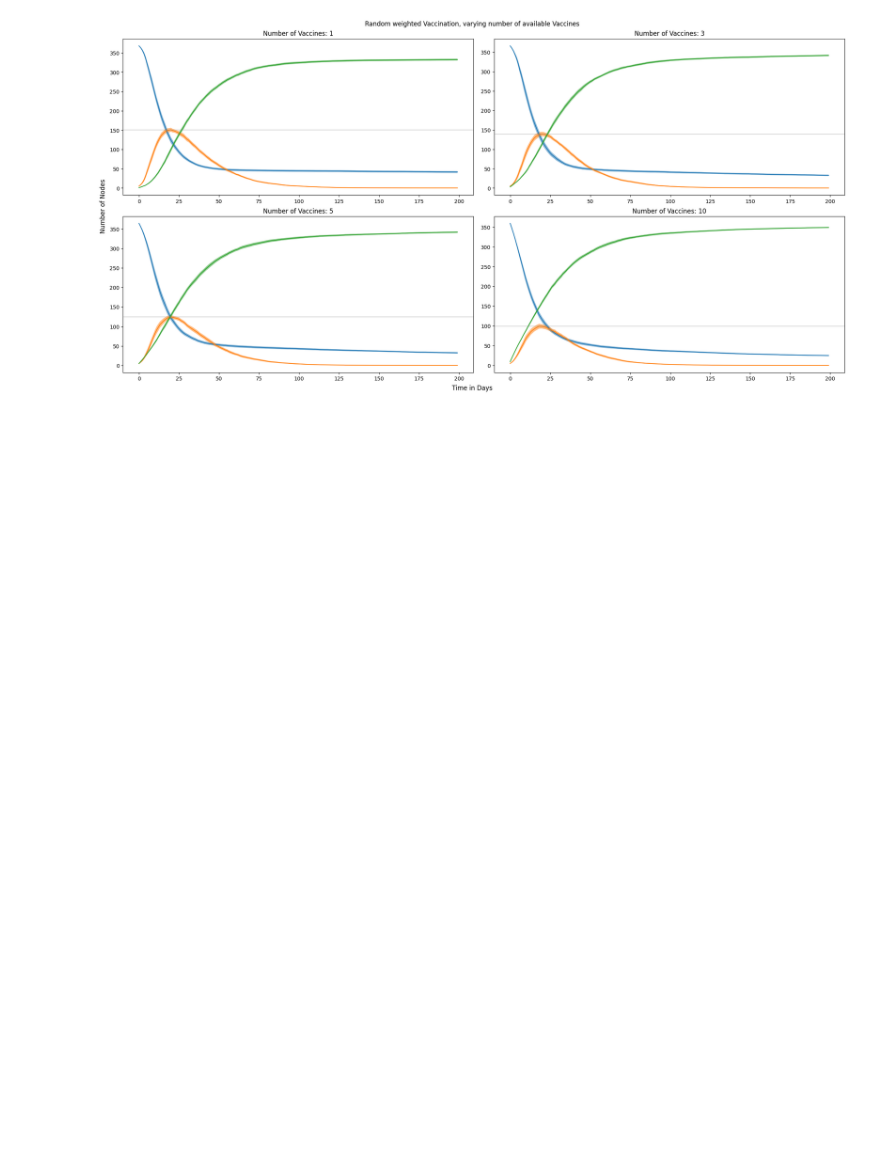
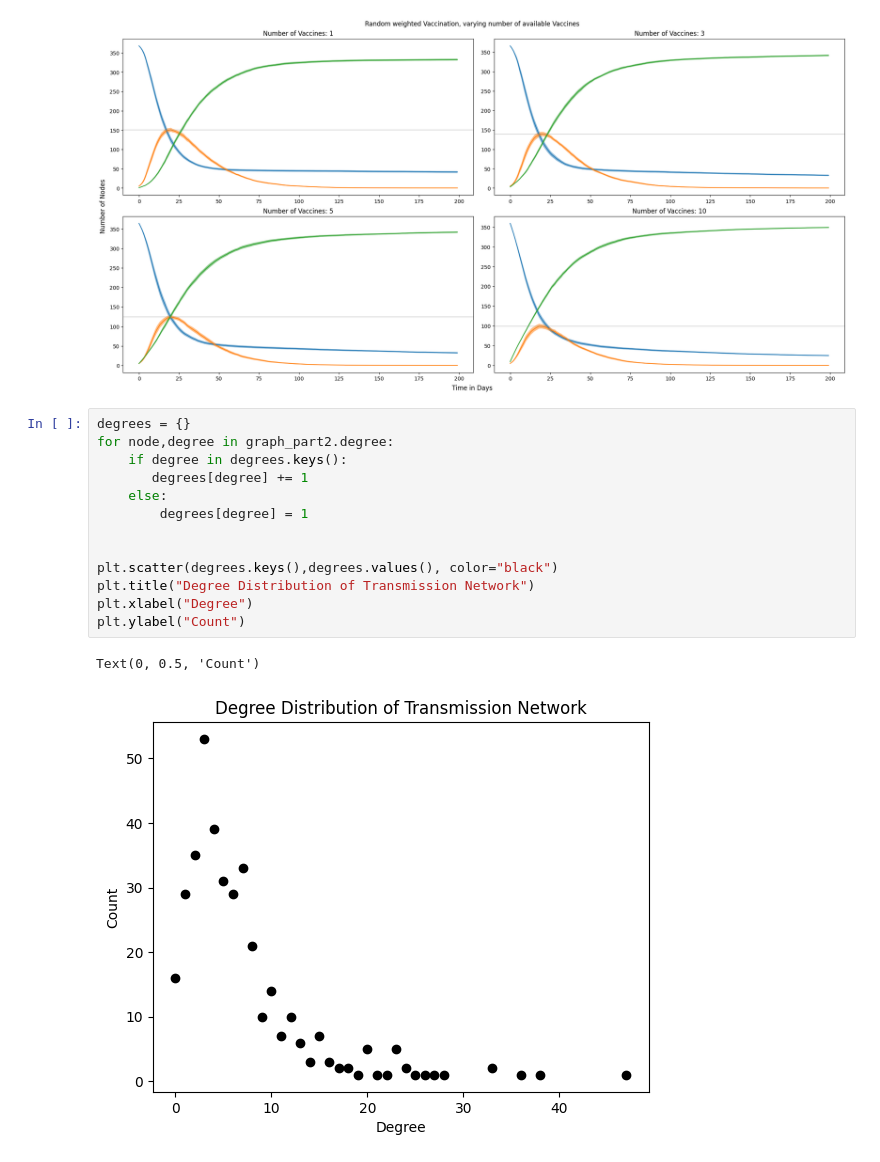
Before and after one commit to AmirSahrani/IntroCompAssignment2_fresh, a Jupyter notebook: Assignment2.ipynb, the cells around one changed output. Cells and saved outputs as stored; diff of their text form; blank space fills up the shorter version.

Commit message:
Transmission network degree Dist

```diff
--- a/Assignment2.ipynb
+++ b/Assignment2.ipynb
@@ -1098,3 +1098,19 @@ fig.savefig("Vaccines")
 # %% [output]
 Text(0.02, 0.5, 'Number of Nodes')
 [figure]
+# %%
+degrees = {}
+for node,degree in graph_part2.degree:
+    if degree in degrees.keys():
+       degrees[degree] += 1
+    else:
+        degrees[degree] = 1
+
+
+plt.scatter(degrees.keys(),degrees.values(), color="black")
+plt.title("Degree Distribution of Transmission Network")
+plt.xlabel("Degree")
+plt.ylabel("Count")
+# %% [output]
+Text(0, 0.5, 'Count')
+[figure, added]
```
